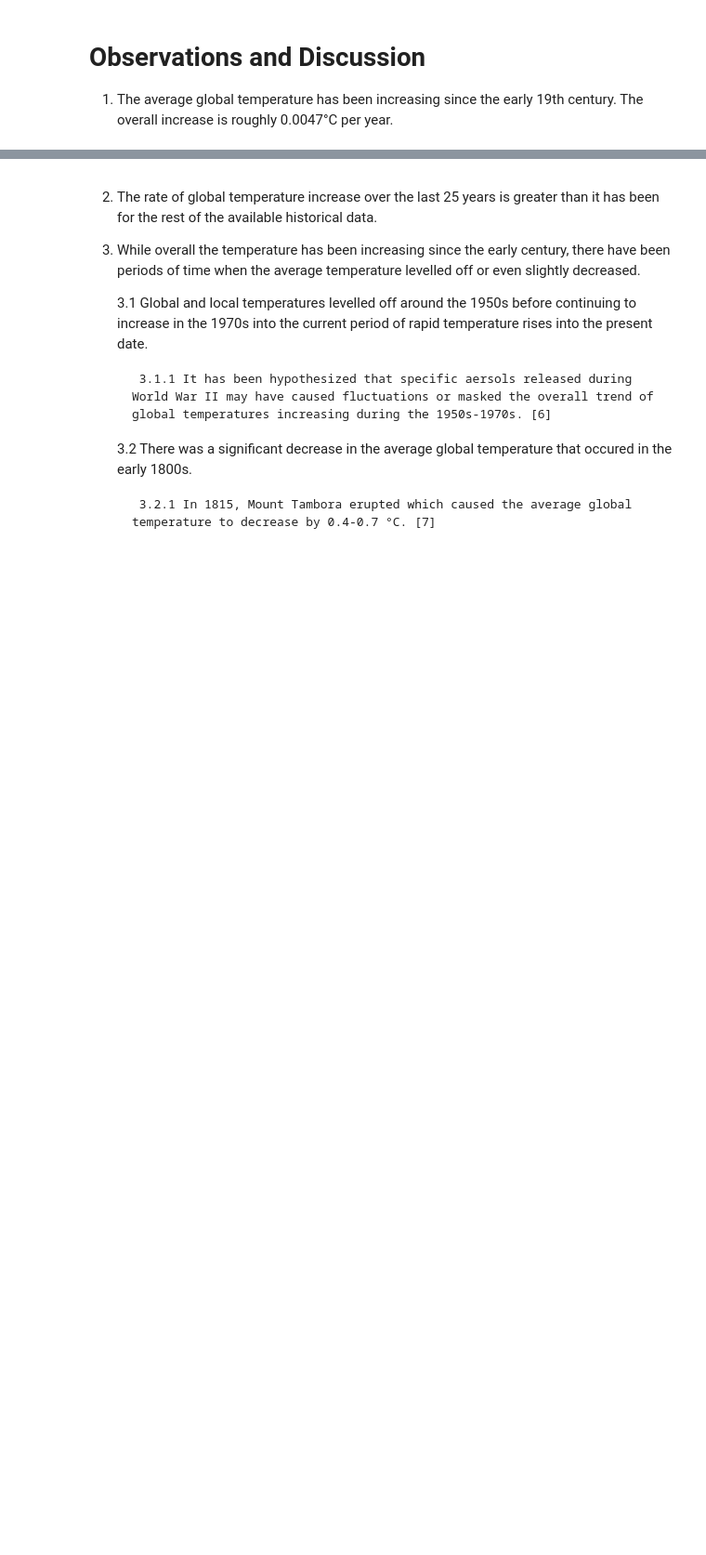
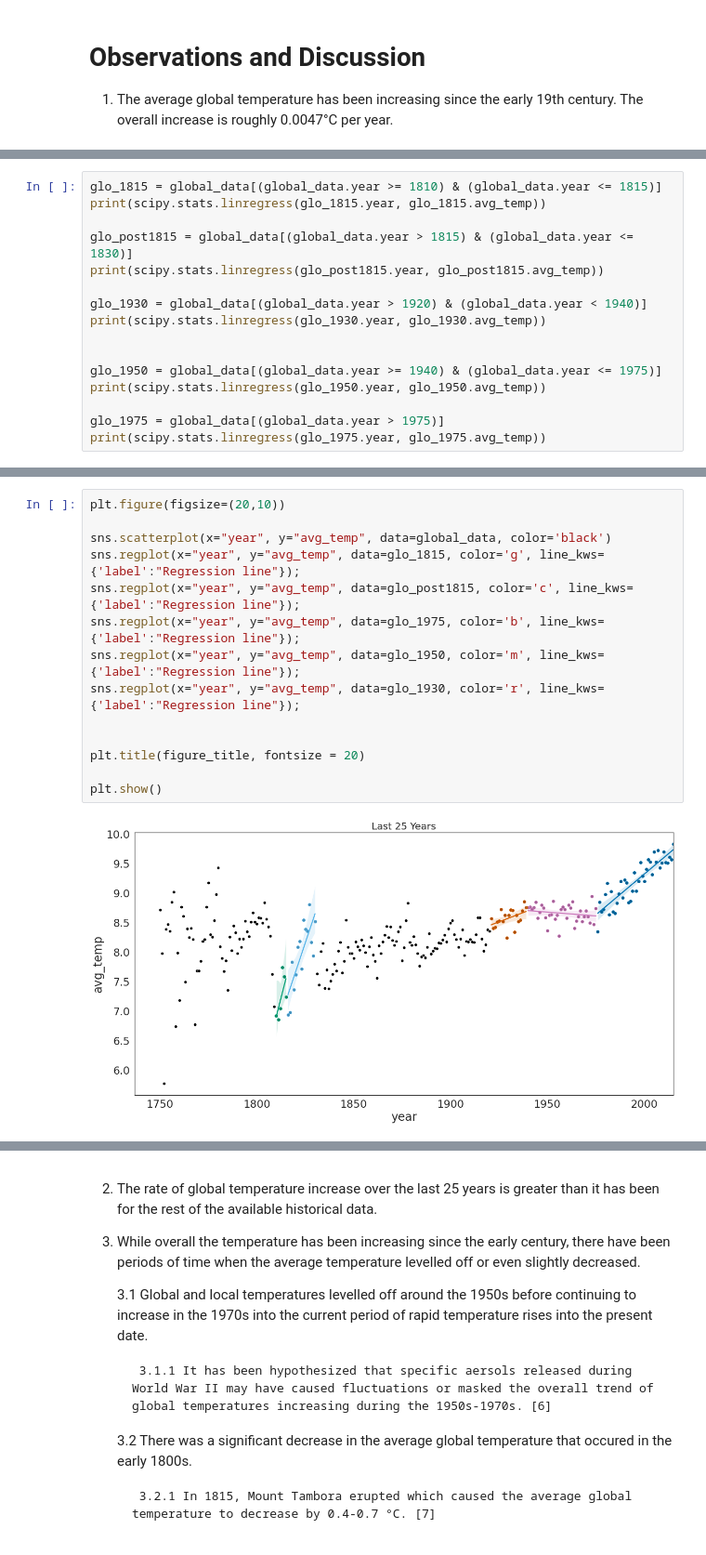
Before and after one commit to Samosaurus/Weather-Trends, a Jupyter notebook: weatherTrends.ipynb, the cells around one changed output, grey strips where cells are left out. Shown at 93% size. Cells and saved outputs as stored; diff of their text form; blank space fills up the shorter version.

```diff
--- a/weatherTrends.ipynb
+++ b/weatherTrends.ipynb
@@ -99,0 +101,16 @@ plt.legend(loc="upper left");
+# %%
+glo_1815 = global_data[(global_data.year >= 1810) & (global_data.year <= 1815)]
+print(scipy.stats.linregress(glo_1815.year, glo_1815.avg_temp))
+
+glo_post1815 = global_data[(global_data.year > 1815) & (global_data.year <= 1830)]
+print(scipy.stats.linregress(glo_post1815.year, glo_post1815.avg_temp))
+
+glo_1930 = global_data[(global_data.year > 1920) & (global_data.year < 1940)]
+print(scipy.stats.linregress(glo_1930.year, glo_1930.avg_temp))
+
+
+glo_1950 = global_data[(global_data.year >= 1940) & (global_data.year <= 1975)]
+print(scipy.stats.linregress(glo_1950.year, glo_1950.avg_temp))
+
+glo_1975 = global_data[(global_data.year > 1975)]
+print(scipy.stats.linregress(glo_1975.year, glo_1975.avg_temp))
@@ -100,3 +123,19 @@ plt.legend(loc="upper left");
+# %%
+plt.figure(figsize=(20,10))
+
+sns.scatterplot(x="year", y="avg_temp", data=global_data, color='black')
+sns.regplot(x="year", y="avg_temp", data=glo_1815, color='g', line_kws={'label':"Regression line"});
+sns.regplot(x="year", y="avg_temp", data=glo_post1815, color='c', line_kws={'label':"Regression line"});
+sns.regplot(x="year", y="avg_temp", data=glo_1975, color='b', line_kws={'label':"Regression line"});
+sns.regplot(x="year", y="avg_temp", data=glo_1950, color='m', line_kws={'label':"Regression line"});
+sns.regplot(x="year", y="avg_temp", data=glo_1930, color='r', line_kws={'label':"Regression line"});
+
+
+plt.title(figure_title, fontsize = 20)
+
+plt.show()
+# %% [output]
+[figure, added]
 # %%
 global_data
 # %% [output]
```
Also changed, not shown: parts of 8 cells of this notebook.
